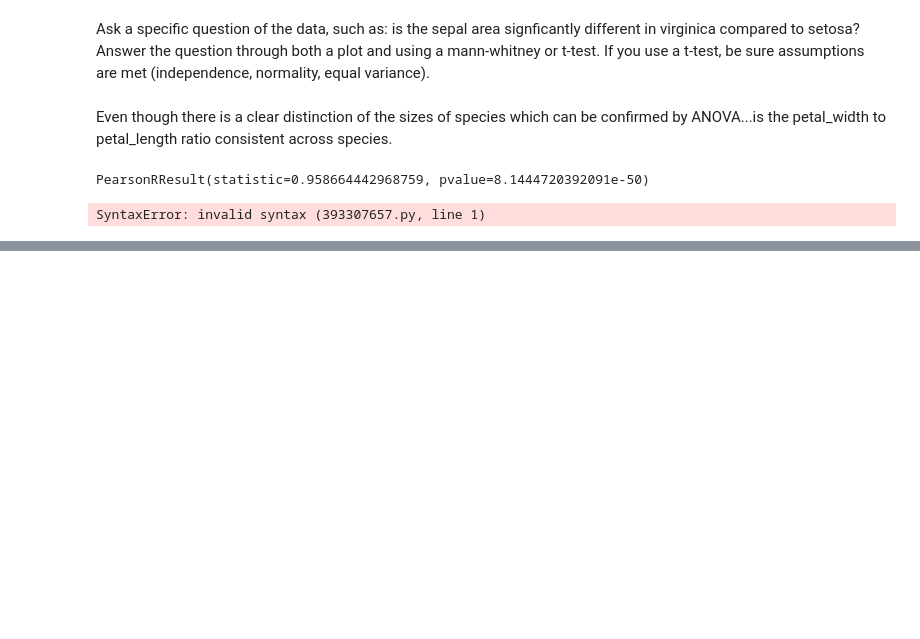
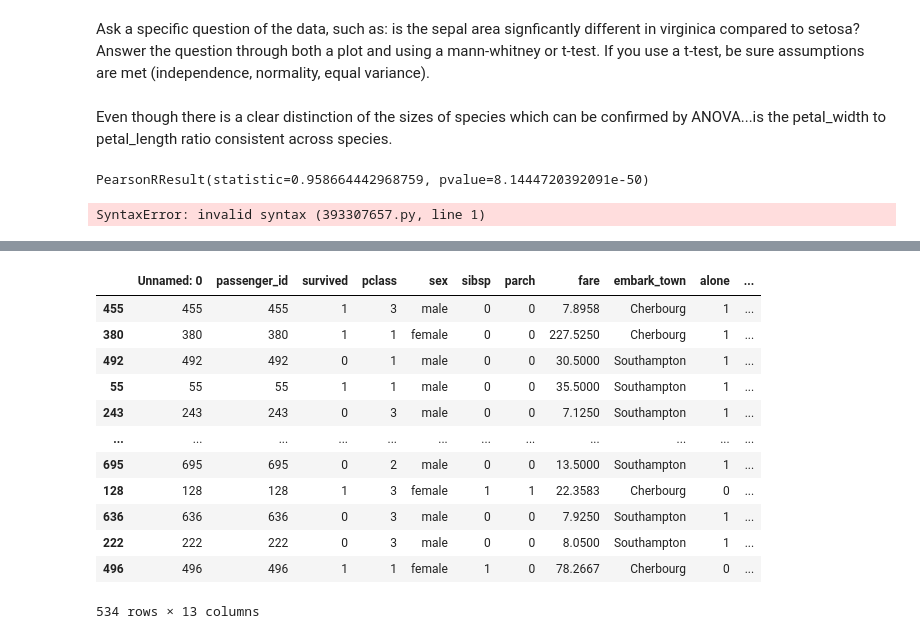
Before and after one commit to Alfred-W-S-Pirovits-Jr/classification-exercises, a Jupyter notebook: classification_exercises.ipynb, the cells around one changed output, grey strips where cells are left out. Cells and saved outputs as stored; diff of their text form; code cells hidden in the pictures; blank space fills up the shorter version.

```diff
--- a/classification_exercises.ipynb
+++ b/classification_exercises.ipynb
@@ -1188,0 +1181,16 @@ SyntaxError: invalid syntax (393307657.py, line 1)
+# %%
+titanic_train
+# %% [output]
+|  | Unnamed: 0 | passenger_id | survived | pclass | sex | sibsp | parch | fare | embark_town | alone | ... |
+| 455 | 455 | 455 | 1 | 3 | male | 0 | 0 | 7.8958 | Cherbourg | 1 | ... |
+| 380 | 380 | 380 | 1 | 1 | female | 0 | 0 | 227.5250 | Cherbourg | 1 | ... |
+| 492 | 492 | 492 | 0 | 1 | male | 0 | 0 | 30.5000 | Southampton | 1 | ... |
+| 55 | 55 | 55 | 1 | 1 | male | 0 | 0 | 35.5000 | Southampton | 1 | ... |
+| 243 | 243 | 243 | 0 | 3 | male | 0 | 0 | 7.1250 | Southampton | 1 | ... |
+| ... | ... | ... | ... | ... | ... | ... | ... | ... | ... | ... | ... |
+| 695 | 695 | 695 | 0 | 2 | male | 0 | 0 | 13.5000 | Southampton | 1 | ... |
+| 128 | 128 | 128 | 1 | 3 | female | 1 | 1 | 22.3583 | Cherbourg | 0 | ... |
+| 636 | 636 | 636 | 0 | 3 | male | 0 | 0 | 7.9250 | Southampton | 1 | ... |
+| 222 | 222 | 222 | 0 | 3 | male | 0 | 0 | 8.0500 | Southampton | 1 | ... |
+| 496 | 496 | 496 | 1 | 1 | female | 1 | 0 | 78.2667 | Cherbourg | 0 | ... |
+534 rows × 13 columns
```
Also changed, not shown: parts of 32 cells of this notebook.
